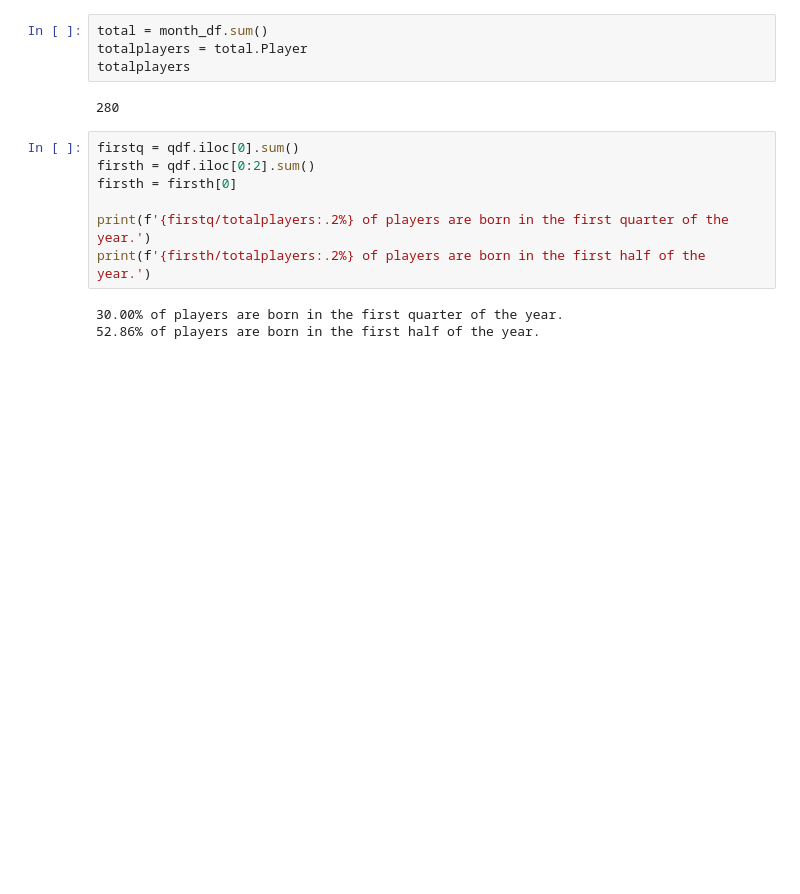
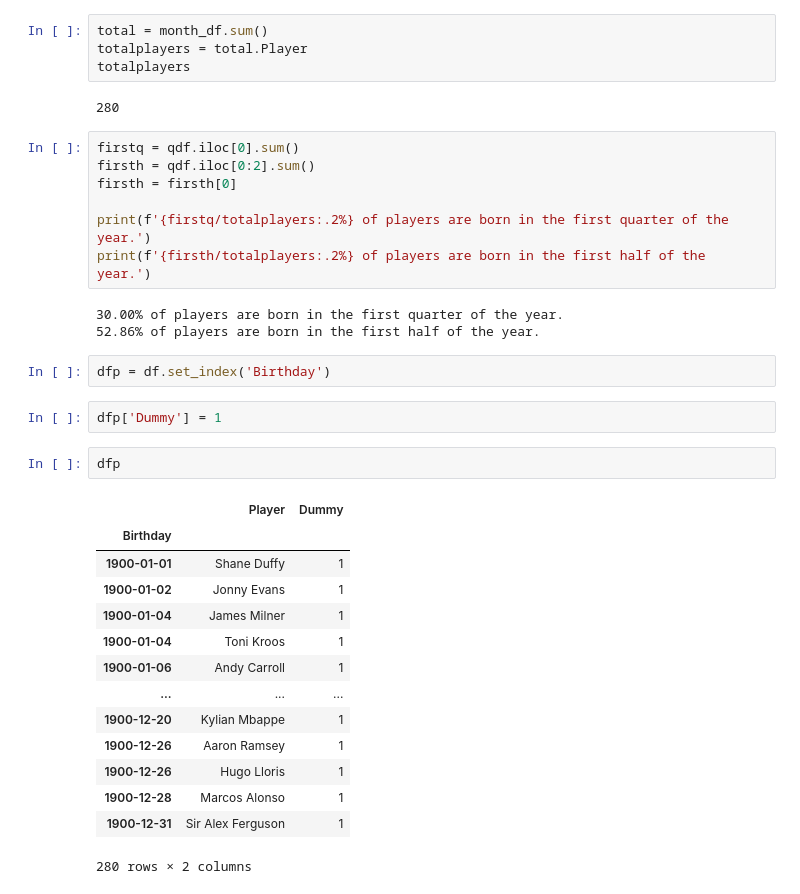
Before and after one commit to Bonkkeli/footballers-birthmonth, a Jupyter notebook: footballers-birthmonth.ipynb, the cells around one changed output. Drawn from its saved outputs; the diff is of its cells as text; blank space fills up the shorter version.

```diff
--- a/footballers-birthmonth.ipynb
+++ b/footballers-birthmonth.ipynb
@@ -115,3 +116,24 @@ print(f'{firsth/totalplayers:.2%} of players are born in the first half of the y
 # %% [output]
 30.00% of players are born in the first quarter of the year.
 52.86% of players are born in the first half of the year.
+# %%
+dfp = df.set_index('Birthday')
+# %%
+dfp['Dummy'] = 1
+# %%
+dfp
+# %% [output]
+|  | Player | Dummy |
+| Birthday |  |  |
+| 1900-01-01 | Shane Duffy | 1 |
+| 1900-01-02 | Jonny Evans | 1 |
+| 1900-01-04 | James Milner | 1 |
+| 1900-01-04 | Toni Kroos | 1 |
+| 1900-01-06 | Andy Carroll | 1 |
+| ... | ... | ... |
+| 1900-12-20 | Kylian Mbappe | 1 |
+| 1900-12-26 | Aaron Ramsey | 1 |
+| 1900-12-26 | Hugo Lloris | 1 |
+| 1900-12-28 | Marcos Alonso | 1 |
+| 1900-12-31 | Sir Alex Ferguson | 1 |
+280 rows × 2 columns
```
Also changed, not shown: parts of 2 cells of this notebook.
